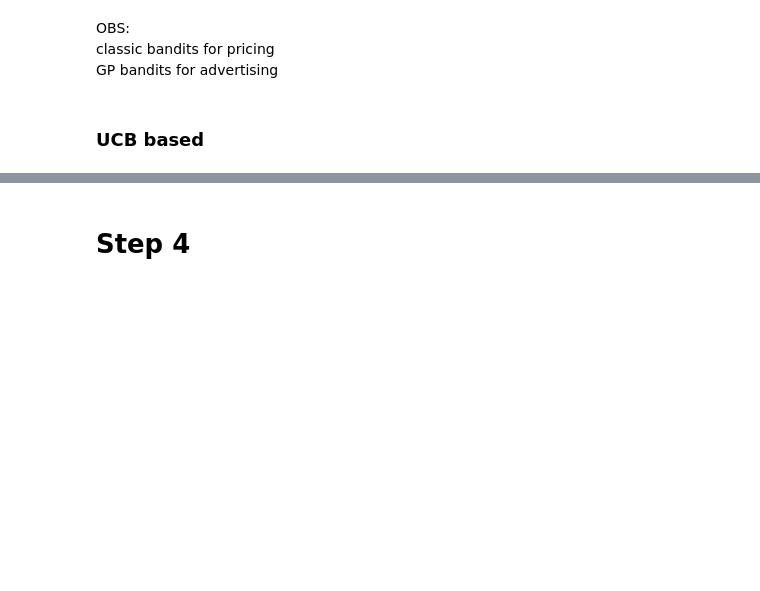
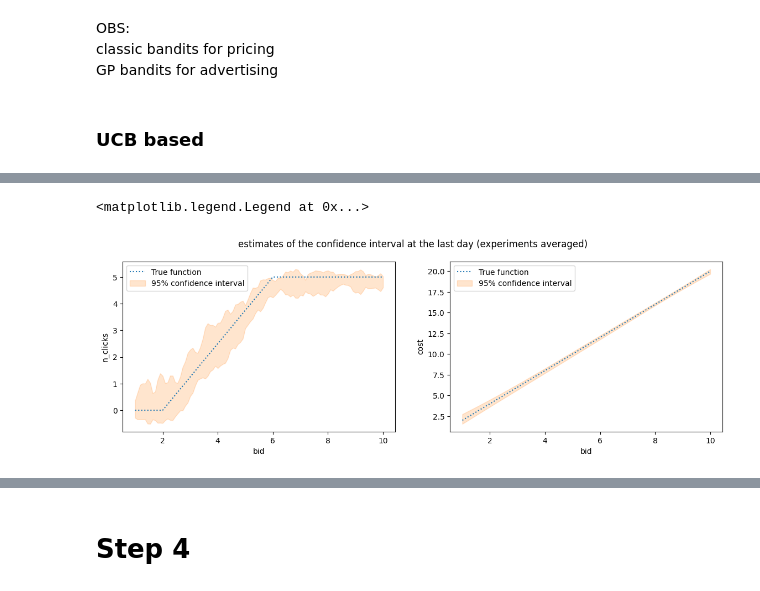
Before and after one commit to ossama-eloukili/Online-Learning-Applications-Project, a Jupyter notebook: bySTEPS.ipynb, the cells around one changed output, grey strips where cells are left out. Drawn from its saved outputs; the diff is of its cells as text; code cells hidden in the pictures; blank space fills up the shorter version.

```diff
--- a/bySTEPS.ipynb
+++ b/bySTEPS.ipynb
@@ -475,23 +481,6 @@ class GPUCB_Learner(Learner):
         return idx
 
 
-    def update(self, arm, reward):
-        """
-        updates the values given the reward and the arm pulled
-        """
-        self.x = np.append(self.x, arm)
-        self.y = np.append(self.y, reward)
-        X = np.atleast_2d(self.x).T
-        Y = self.y.ravel()
-
-        self.gp.fit(X, Y)
-
-        for key in self.values:
-            y_pred, sigma = self.gp.predict(key, return_std = True)
-            self.values[key] = y_pred
-            self.ucb[key] = y_pred + sigma  #TODO don't knoiw if this is coerrect
-
-
     def update(self, pulled_arm, reward):
         self.t += 1
         self.update_observations(pulled_arm, reward)
@@ -517,9 +506,6 @@ class Custom_GPUCB_Learner(Learner):
 
 
     def pull_arm(self, conversion_rate, margin):
-        sampled_clicks = np.random.normal(self.clicks_gpucb_learner.means, self.clicks_gpucb_learner.sigmas)
-        sampled_costs = np.random.normal(self.costs_gpucb_learner.means, self.costs_gpucb_learner.sigmas)
-
         #upper bounds of clicks and lower bounds of costs
         ub_clicks = self.clicks_gpucb_learner.means + self.clicks_gpucb_learner.sigmas
         lb_costs = self.costs_gpucb_learner.means -  self.costs_gpucb_learner.sigmas
@@ -1472,0 +1452,28 @@ class Custom_GPTS_Learner(Learner):
+# %%
+# Plots of the estimates of the functions clicks and costs at the last day
+# plotting ucb_n_daily_clicks_hat as what we get has not sense, since it is a mean over different experiments, so this mean shape is a lot higher better of what we would get in just one run
+# but the confidence interval we get is ok
+
+plt.figure(figsize = (14,4))
+plt.suptitle('estimates of the confidence interval at the last day (experiments averaged)')
+
+plt.subplot(1,2,1)
+plt.plot(bids,C1.click_function(bids), linestyle="dotted", label = "True function")
+# plt.plot(bids, ucb_n_daily_clicks_hat, color = "C1",label="Mean prediction")
+plt.fill_between(bids, ucb_n_daily_clicks_hat - 1.96 * ucb_n_daily_clicks_std, ucb_n_daily_clicks_hat + 1.96 * ucb_n_daily_clicks_std,
+                 alpha = 0.2, color="tab:orange", label=r"95% confidence interval")
+plt.xlabel("bid")
+plt.ylabel("n_clicks")
+plt.legend()
+
+plt.subplot(1,2,2)
+plt.plot(bids,C1.cost_function(bids), linestyle="dotted", label = "True function")
+# plt.plot(bids, ucb_cum_daily_costs_hat, color = "C1",label="Mean prediction")
+plt.fill_between(bids, ucb_cum_daily_costs_hat - 1.96 * ucb_cum_daily_costs_std, ucb_cum_daily_costs_hat + 1.96 * ucb_cum_daily_costs_std,
+                 alpha = 0.2, color="tab:orange", label=r"95% confidence interval")
+plt.xlabel("bid")
+plt.ylabel("cost")
+plt.legend()
+# %% [output]
+<matplotlib.legend.Legend at 0x...>
+[figure, added]
```
Also changed, not shown: parts of 31 cells of this notebook.
